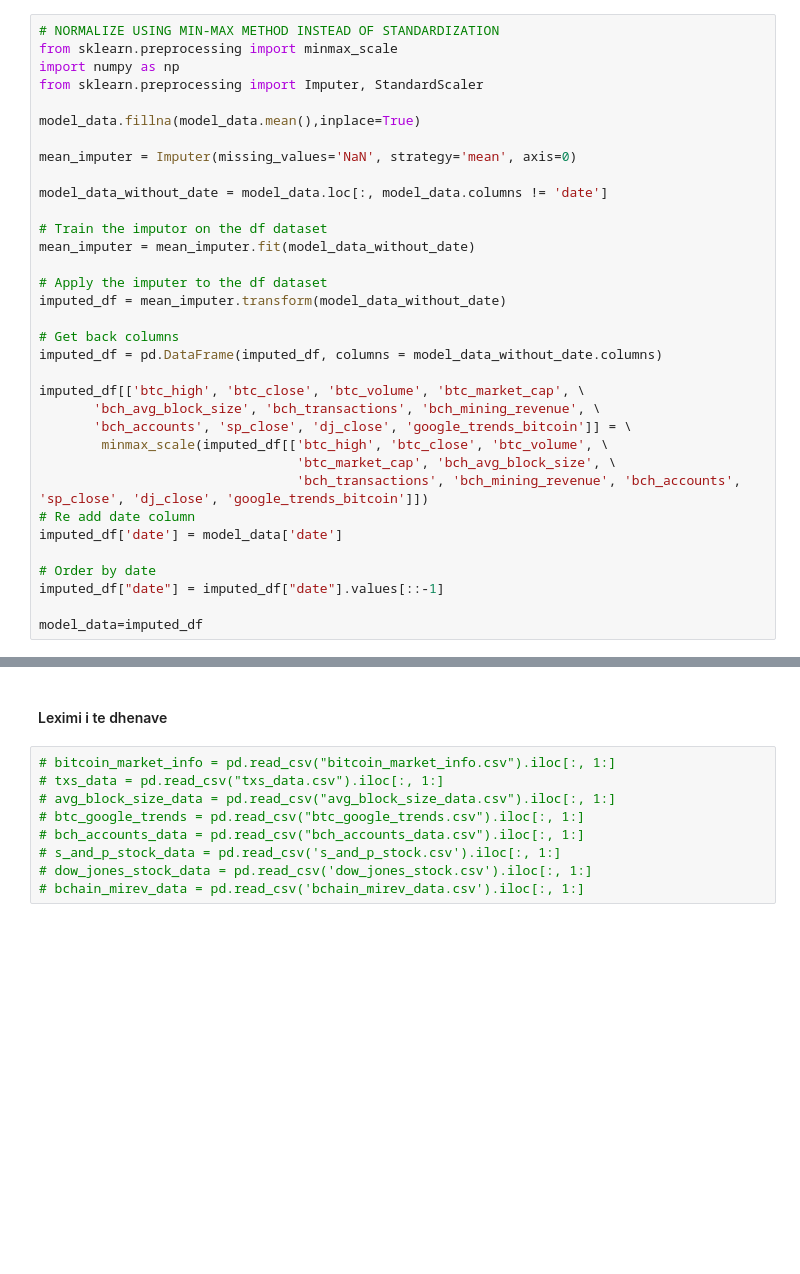
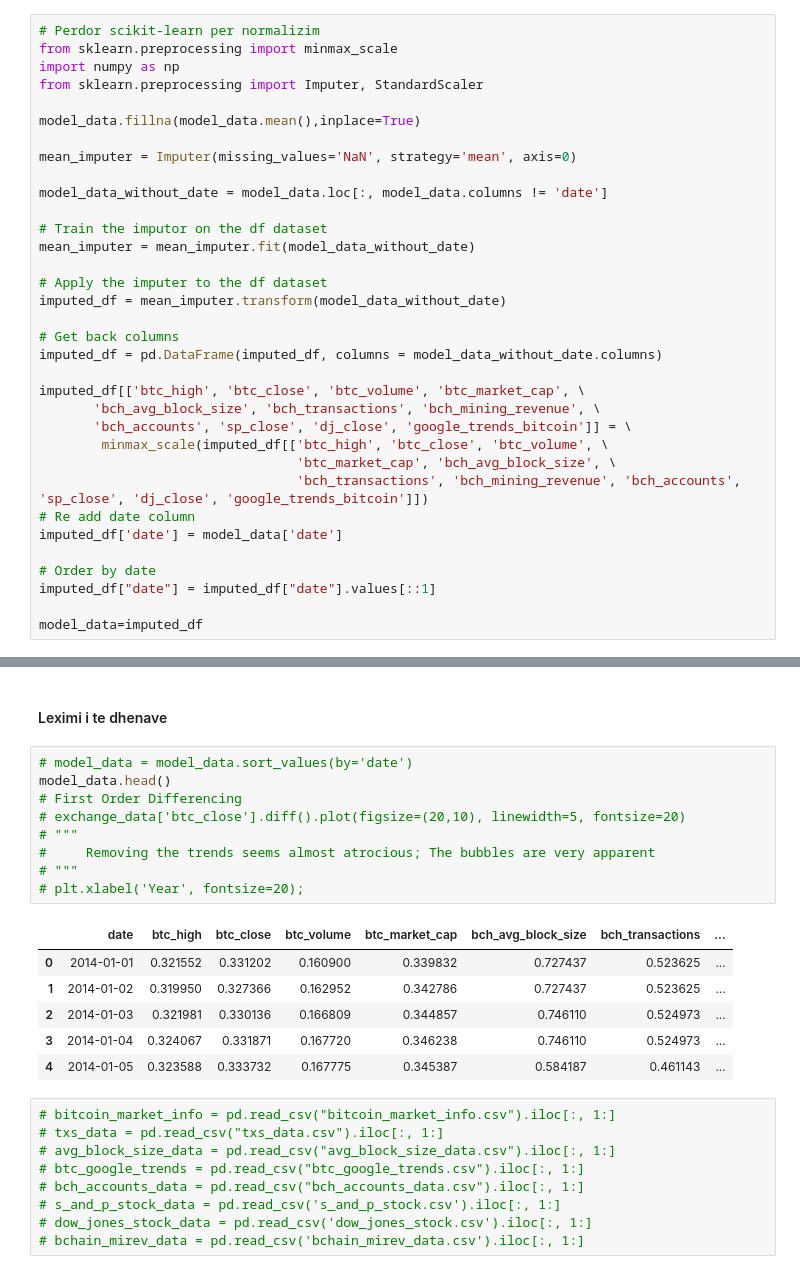
Before and after one commit to kejsiStruga/bitcoin-price-prediction, a Jupyter notebook: bitcoin_price_prediction/ngarkimi_te_dhenave.ipynb, the cells around one changed output, grey strips where cells are left out. Saved outputs shown, nothing was run; the diff lists cells and outputs as text; blank space fills up the shorter version.

```diff
--- a/bitcoin_price_prediction/ngarkimi_te_dhenave.ipynb
+++ b/bitcoin_price_prediction/ngarkimi_te_dhenave.ipynb
@@ -197,7 +295,7 @@ model_data=model_data[model_data['date']>='2014-01-01']
 # %% [markdown]
 #### Normalizimi te dhenave duke perdorur metoden Min-Max scaling
 # %%
-# NORMALIZE USING MIN-MAX METHOD INSTEAD OF STANDARDIZATION
+# Perdor scikit-learn per normalizim
 from sklearn.preprocessing import minmax_scale
 import numpy as np
 from sklearn.preprocessing import Imputer, StandardScaler
@@ -227,7 +325,7 @@ imputed_df[['btc_high', 'btc_close', 'btc_volume', 'btc_market_cap', \
 imputed_df['date'] = model_data['date']
 
 # Order by date
-imputed_df["date"] = imputed_df["date"].values[::-1]
+imputed_df["date"] = imputed_df["date"].values[::1]
 
 model_data=imputed_df
 # %% [markdown]
@@ -265,5 +365,21 @@ model_data.to_csv('model_data.csv')
 # %% [markdown]
 #### Leximi i te dhenave
+# %%
+# model_data = model_data.sort_values(by='date')
+model_data.head()
+# First Order Differencing
+# exchange_data['btc_close'].diff().plot(figsize=(20,10), linewidth=5, fontsize=20)
+# """
+#     Removing the trends seems almost atrocious; The bubbles are very apparent
+# """
+# plt.xlabel('Year', fontsize=20);
+# %% [output]
+|  | date | btc_high | btc_close | btc_volume | btc_market_cap | bch_avg_block_size | bch_transactions | ... |
+| 0 | 2014-01-01 | 0.321552 | 0.331202 | 0.160900 | 0.339832 | 0.727437 | 0.523625 | ... |
+| 1 | 2014-01-02 | 0.319950 | 0.327366 | 0.162952 | 0.342786 | 0.727437 | 0.523625 | ... |
+| 2 | 2014-01-03 | 0.321981 | 0.330136 | 0.166809 | 0.344857 | 0.746110 | 0.524973 | ... |
+| 3 | 2014-01-04 | 0.324067 | 0.331871 | 0.167720 | 0.346238 | 0.746110 | 0.524973 | ... |
+| 4 | 2014-01-05 | 0.323588 | 0.333732 | 0.167775 | 0.345387 | 0.584187 | 0.461143 | ... |
 # %%
 # bitcoin_market_info = pd.read_csv("bitcoin_market_info.csv").iloc[:, 1:]
 # txs_data = pd.read_csv("txs_data.csv").iloc[:, 1:]
```
Also changed, not shown: parts of 8 cells of this notebook, 2 other files.
